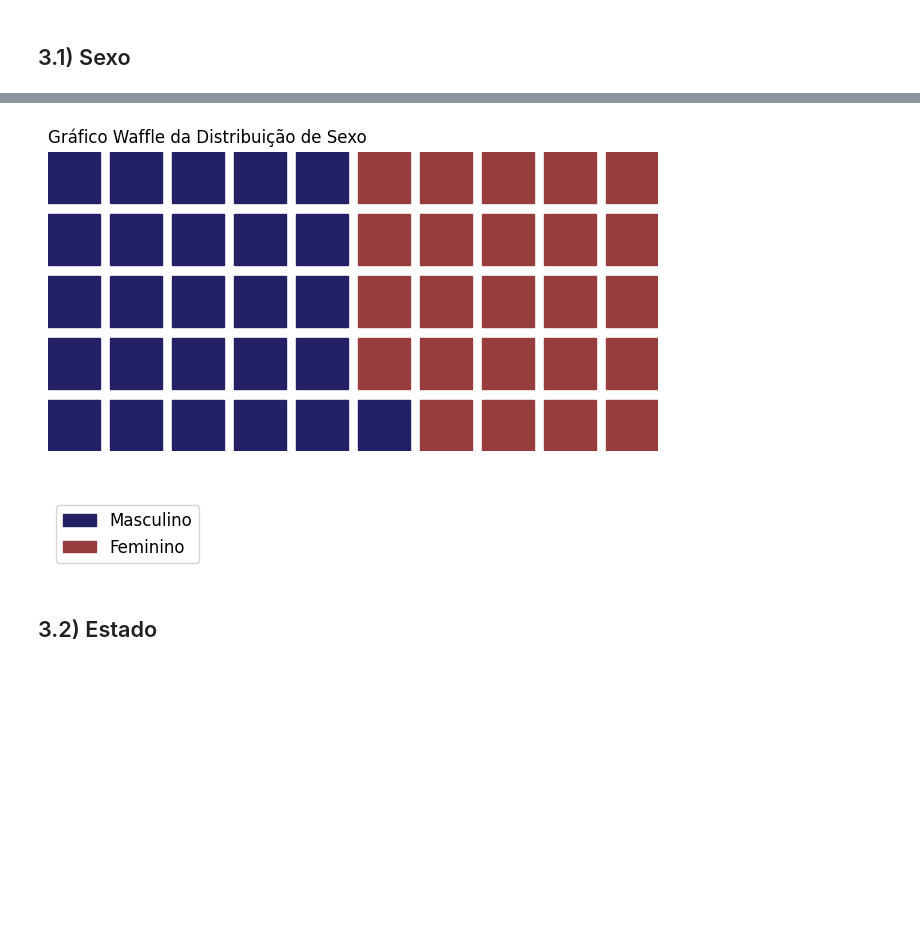
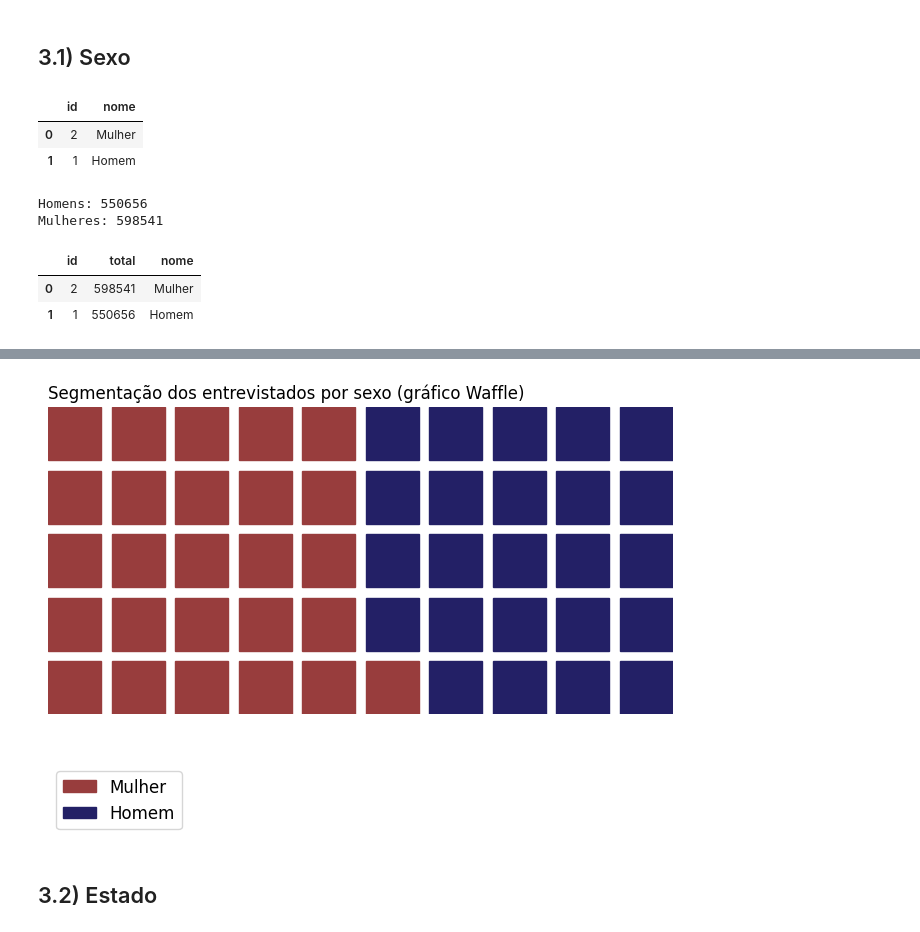
Before and after one commit to dhachcar/postech-tech-challenge-3, a Jupyter notebook: Tech_Challenge_3_Análises_para_o_Streamlit.ipynb, the cells around one changed output, grey strips where cells are left out. Cells and saved outputs as stored; diff of their text form; code cells hidden in the pictures; blank space fills up the shorter version.

```diff
--- a/Tech_Challenge_3_Análises_para_o_Streamlit.ipynb
+++ b/Tech_Challenge_3_Análises_para_o_Streamlit.ipynb
@@ -109,6 +116,7 @@ query_job = client.query(f'''
   FROM {schema}.pnad_covid_2020_aux_sexo
 ''')
 df_sexo = query_job.result().to_dataframe()
+df_sexo.id = df_sexo.id.astype(int)
 # %%
 query_job = client.query(f'''
   SELECT *
@@ -231,24 +240,53 @@ df_pnad_sexo = df_pnad['morador_sexo_a003'].value_counts()
+# %%
+df_sexo
+# %% [output]
+|  | id | nome |
+| 0 | 2 | Mulher |
+| 1 | 1 | Homem |
+# %%
+# testando manualmente
+total_homens = len(df_pnad[df_pnad['morador_sexo_a003'] == 1])
+total_mulheres = len(df_pnad[df_pnad['morador_sexo_a003'] == 2])
+
+print(f'Homens: {total_homens}')
+print(f'Mulheres: {total_mulheres}')
+# %% [output]
+Homens: 550656
+Mulheres: 598541
+# %%
+# preparando o dataframe segmentado
+sexo_segmentado = df_pnad['morador_sexo_a003'].value_counts() # faz a contagem por categoria (sexo)
+df_pnad_sexo = pd.DataFrame({'id': sexo_segmentado.index, 'total': sexo_segmentado.values})
+df_pnad_sexo = pd.merge(df_pnad_sexo, df_sexo, on='id', how='inner')
+df_pnad_sexo.to_csv('segmentacao-sexo.csv', index=False)
+df_pnad_sexo
+# %% [output]
+|  | id | total | nome |
+| 0 | 2 | 598541 | Mulher |
+| 1 | 1 | 550656 | Homem |
 # %%
+sexo_cores = ["#983D3D", "#232066"]
+
 fig = go.Figure()
-fig.add_trace(go.Pie(labels=df_pnad_sexo.index, values=df_pnad_sexo.values, hole=.65))
-fig.update_layout(title='Segmentação por sexo')
+fig.add_trace(go.Pie(labels=df_pnad_sexo.nome, values=df_pnad_sexo.total, hole=.65, marker=dict(colors=sexo_cores)))
+fig.update_layout(title='Segmentação dos entrevistados por sexo')
 fig.show()
 
 fig = plt.figure(
     FigureClass=Waffle,
     rows=5,
     columns=10,
-    values=df_pnad_sexo,
-    colors=["#232066", "#983D3D"],
-    title={'label': 'Gráfico Waffle da Distribuição de Sexo', 'loc': 'left'},
-    labels=["Masculino", "Feminino"],
+    labels=df_pnad_sexo.nome.values.tolist(),
+    values=df_pnad_sexo.total.values.tolist(),
+    colors=sexo_cores,
+    title={'label': 'Segmentação dos entrevistados por sexo (gráfico Waffle)', 'loc': 'left'},
     legend={'loc': 'lower left', 'bbox_to_anchor': (0, -0.4), 'fontsize': 12},
     plot_anchor='C'
 )
 plt.show()
 # %% [output]
 [interactive output not drawn]
-[figure, old version]
+[figure, new version]
 # %% [markdown]
 ## 3.2) Estado
 # %%
```
Also changed, not shown: parts of 34 cells of this notebook.
